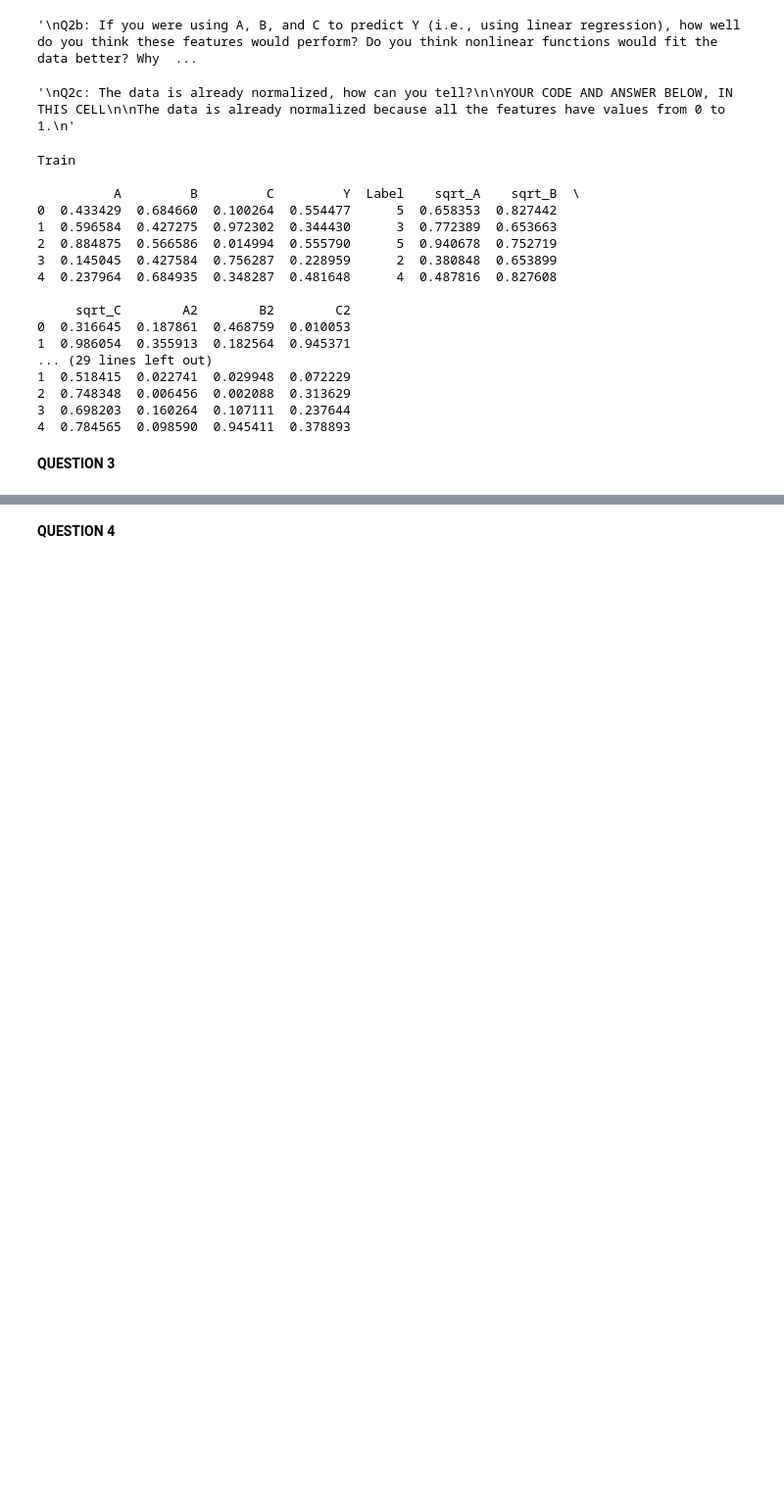
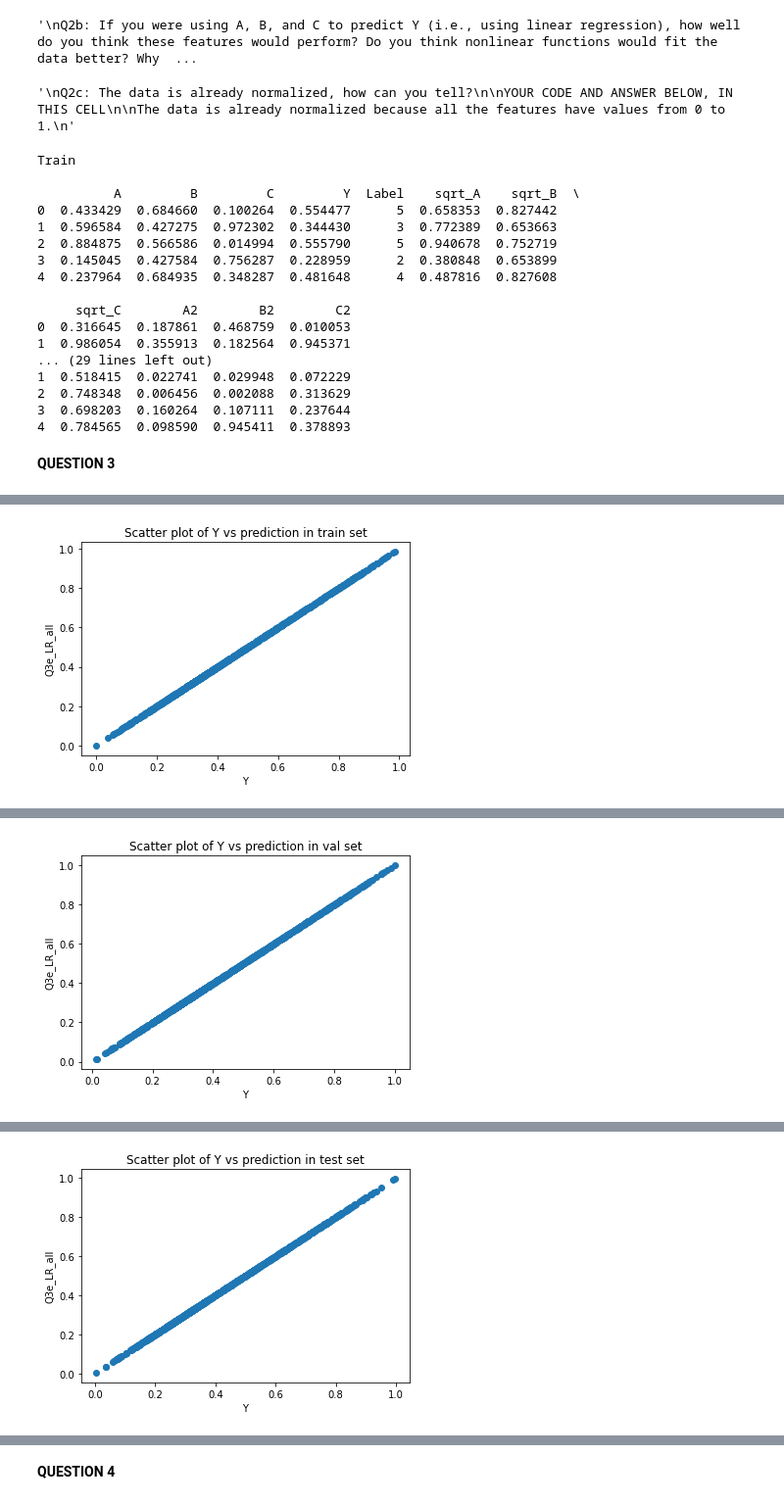
Before and after one commit to Astray909/SYSC4415, a Jupyter notebook: Assignment 1/assignment_1_template.ipynb, the cells around one changed output, grey strips where cells are left out. Shown: that part at 98% size. Saved outputs shown, nothing was run; the diff lists cells and outputs as text; code cells hidden in the pictures; blank space fills up the shorter version.

```diff
--- a/Assignment 1/assignment_1_template.ipynb
+++ b/Assignment 1/assignment_1_template.ipynb
@@ -168,3 +282,9 @@ Q3d: Train another linear regression model using all 9 input features.
 
 YOUR CODE BELOW, IN THIS CELL
 """
+
+# Train with all 9 input features
+train_features_all = train_df[["A", "B", "C", "sqrt_A", "sqrt_B", "sqrt_C", "A2", "B2", "C2"]]
+print(train_features_all)
+print(train_y)
+reg_all = LinearRegression().fit(train_features_all, train_y)
@@ -176,0 +309,68 @@ YOUR CODE BELOW, IN THIS CELL
+# %%
+"""
+Q3e: What are the mean absolute errors of each dataset, using this new model?
+
+YOUR CODE BELOW, IN THIS CELL
+
+The MSE for train set is:
+5.600555484958585e-09
+
+MSE for val set:
+9.791139397471014e-10
+
+MSE for test set:
+1.551195777772603e-08
+"""
+# Make predictions on train set
+train_predictions_all = reg_all.predict(train_features_all)
+train_df['Q3e_LR_all'] = train_predictions_all
+
+# Show the model prediction
+print(train_df)
+
+# create three scatter plot of the train set of Y and pred values
+plt.scatter(train_df['Y'], train_df['Q3e_LR_all'])
+plt.xlabel('Y');plt.ylabel('Q3e_LR_all');plt.title('Scatter plot of Y vs prediction in train set')
+plt.show()
+
+# Make predictions on val set
+val_features_all = val_df[["A", "B", "C", "sqrt_A", "sqrt_B", "sqrt_C", "A2", "B2", "C2"]]
+val_predictions_all = reg_all.predict(val_features_all)
+val_df['Q3e_LR_all'] = val_predictions_all
+
+# Show the model prediction
+print(val_df)
+
+# create three scatter plot of the val set of Y and pred values
+plt.scatter(val_df['Y'], val_df['Q3e_LR_all'])
+plt.xlabel('Y');plt.ylabel('Q3e_LR_all');plt.title('Scatter plot of Y vs prediction in val set')
+plt.show()
+
+# Make predictions on test set
+test_features_all = test_df[["A", "B", "C", "sqrt_A", "sqrt_B", "sqrt_C", "A2", "B2", "C2"]]
+test_predictions_all = reg_all.predict(test_features_all)
+test_df['Q3e_LR_all'] = test_predictions_all
+
+# Show the model prediction
+print(test_df)
+
+# create three scatter plot of the test set of Y and pred testues
+plt.scatter(test_df['Y'], test_df['Q3e_LR_all'])
+plt.xlabel('Y');plt.ylabel('Q3e_LR_all');plt.title('Scatter plot of Y vs prediction in test set')
+plt.show()
+
+# MSE of train
+mse_train_all = mean_squared_error(train_predictions_all, train_df[["Y"]].values)
+print("\nmse_train_all: ")
+print(mse_train_all)
+
+# MSE of val
+mse_val_all = mean_squared_error(val_predictions_all, val_df[["Y"]].values)
+print("\nmse_val_all: ")
+print(mse_val_all)
+
+# MSE of test
+mse_test_all = mean_squared_error(test_predictions_all, test_df[["Y"]].values)
+print("\nmse_test_all: ")
+print(mse_test_all)
+# %% [output]
@@ -176,0 +394 @@ YOUR CODE BELOW, IN THIS CELL
+[figure, added]
@@ -176,0 +412 @@ YOUR CODE BELOW, IN THIS CELL
+[figure, added]
@@ -176,0 +430 @@ YOUR CODE BELOW, IN THIS CELL
+[figure, added]
```
Also changed, not shown: parts of 28 cells of this notebook.
